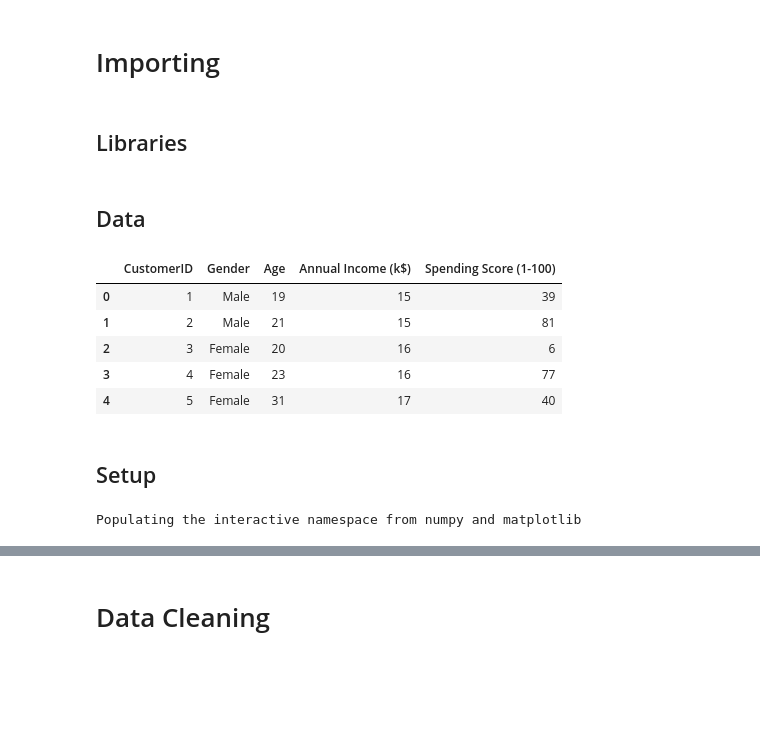
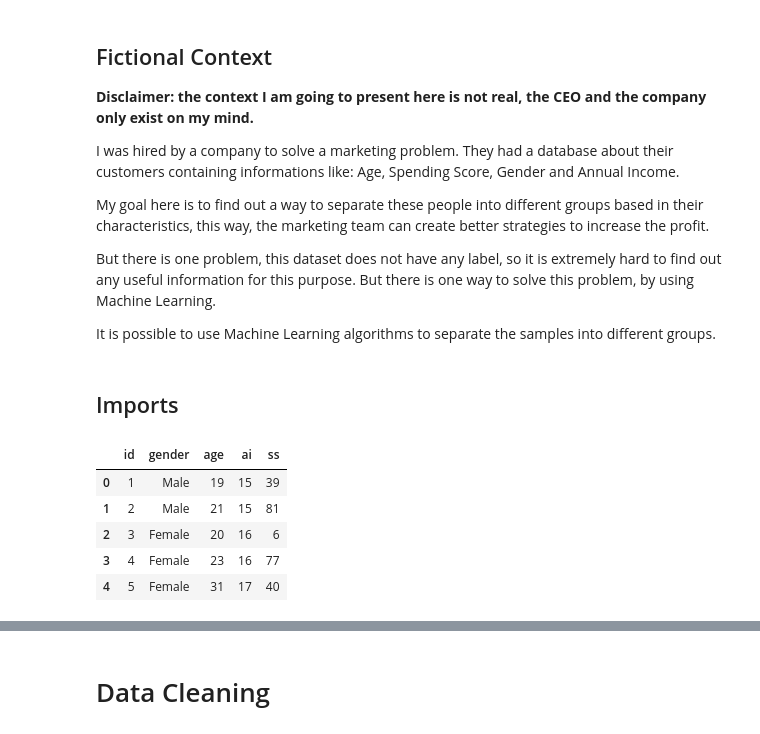
Before and after one commit to MatheusRocha0/Customers-Segmentation, a Jupyter notebook: Customers_Segmentation.ipynb, the cells around one changed output, grey strips where cells are left out. Saved outputs shown, nothing was run; the diff lists cells and outputs as text; code cells hidden in the pictures; blank space fills up the shorter version.

```diff
--- a/Customers_Segmentation.ipynb
+++ b/Customers_Segmentation.ipynb
@@ -15,6 +5,16 @@ This dataset brings informations like: Customer Id, Customer Age, Customer Spend
+# %% [markdown]
+## Fictional Context
+
+**Disclaimer: the context I am going to present here is not real, the CEO and the company only exist on my mind.**
+
+I was hired by a company to solve a marketing problem. They had a database about their customers containing informations like: Age, Spending Score, Gender and Annual Income.
+
+My goal here is to find out a way to separate these people into different groups based in their characteristics, this way, the marketing team can create better strategies to increase the profit.
+
+But there is one problem, this dataset does not have any label, so it is extremely hard to find out any useful information for this purpose. But there is one way to solve this problem, by using Machine Learning.
+
+It is possible to use Machine Learning algorithms to separate the samples into different groups.
 # %% [markdown]
-# Importing
+## Imports
-# %% [markdown]
-## Libraries
 # %%
 import pandas as pd
@@ -27,28 +28,12 @@ import numpy as np
-# %% [markdown]
-## Data
 # %%
-url = "https://github.com/MatheusRocha0/Customers-Segmentation/raw/main/Mall_Customers.csv"
-data = pd.read_csv(url)
-data.head()
+df = pd.read_csv("https://github.com/MatheusRocha0/Customers-Segmentation/raw/main/Mall_Customers.csv")
+cols = ["id", "gender", "age", "ai", "ss"]
+df.columns = cols
+df.head()
 # %% [output]
-|  | CustomerID | Gender | Age | Annual Income (k$) | Spending Score (1-100) |
+|  | id | gender | age | ai | ss |
 | 0 | 1 | Male | 19 | 15 | 39 |
 | 1 | 2 | Male | 21 | 15 | 81 |
 | 2 | 3 | Female | 20 | 16 | 6 |
 | 3 | 4 | Female | 23 | 16 | 77 |
 | 4 | 5 | Female | 31 | 17 | 40 |
-# %% [markdown]
-## Setup
-# %%
-def jupyter_settings():
-   %matplotlib inline
-   %pylab inline
-   np.random.seed(1)
-   sb.set()
-   sb.set_palette("rocket")
-   plt.style.use("seaborn-whitegrid")
-   plt.rcParams["figure.figsize"] = [10, 10]
-
-jupyter_settings()
-# %% [output]
-Populating the interactive namespace from numpy and matplotlib
```
Also changed, not shown: parts of 107 cells of this notebook.
